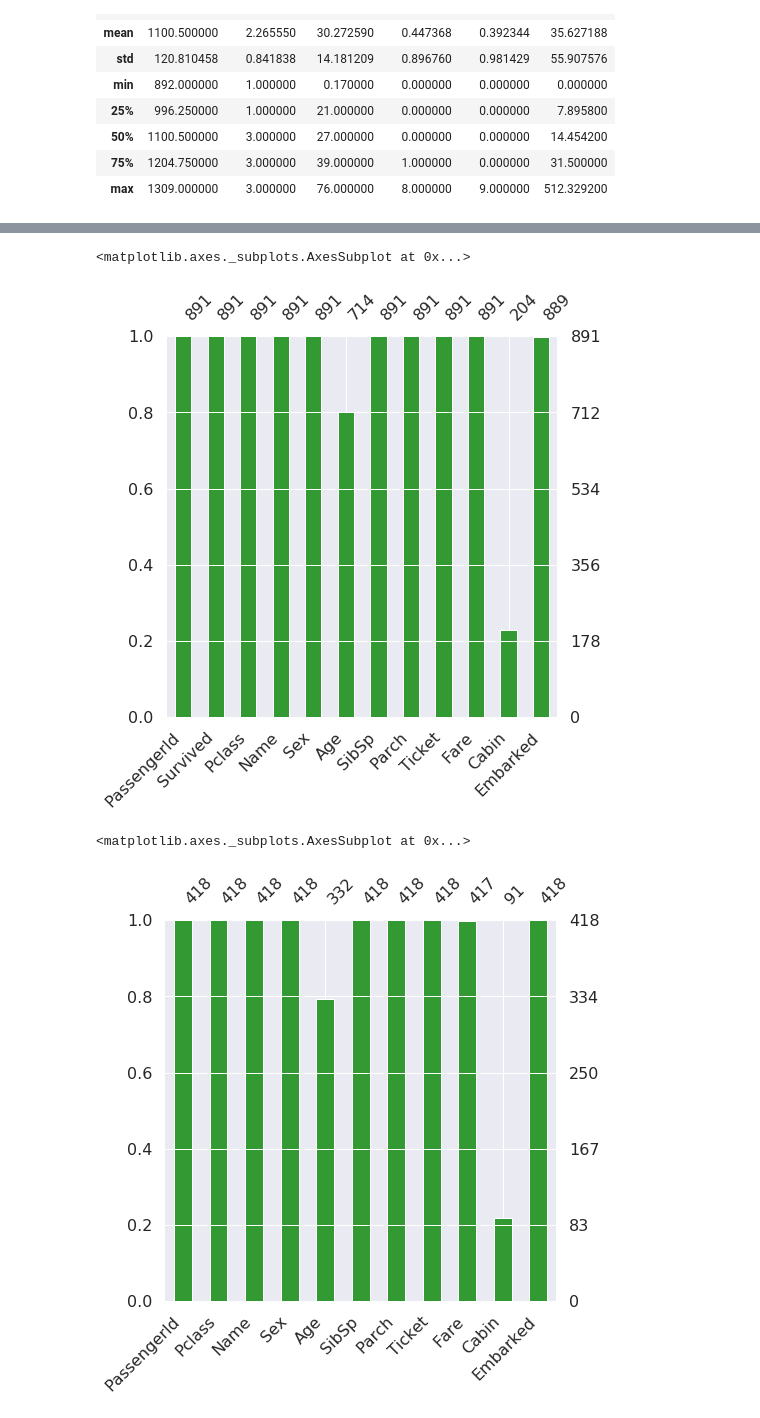
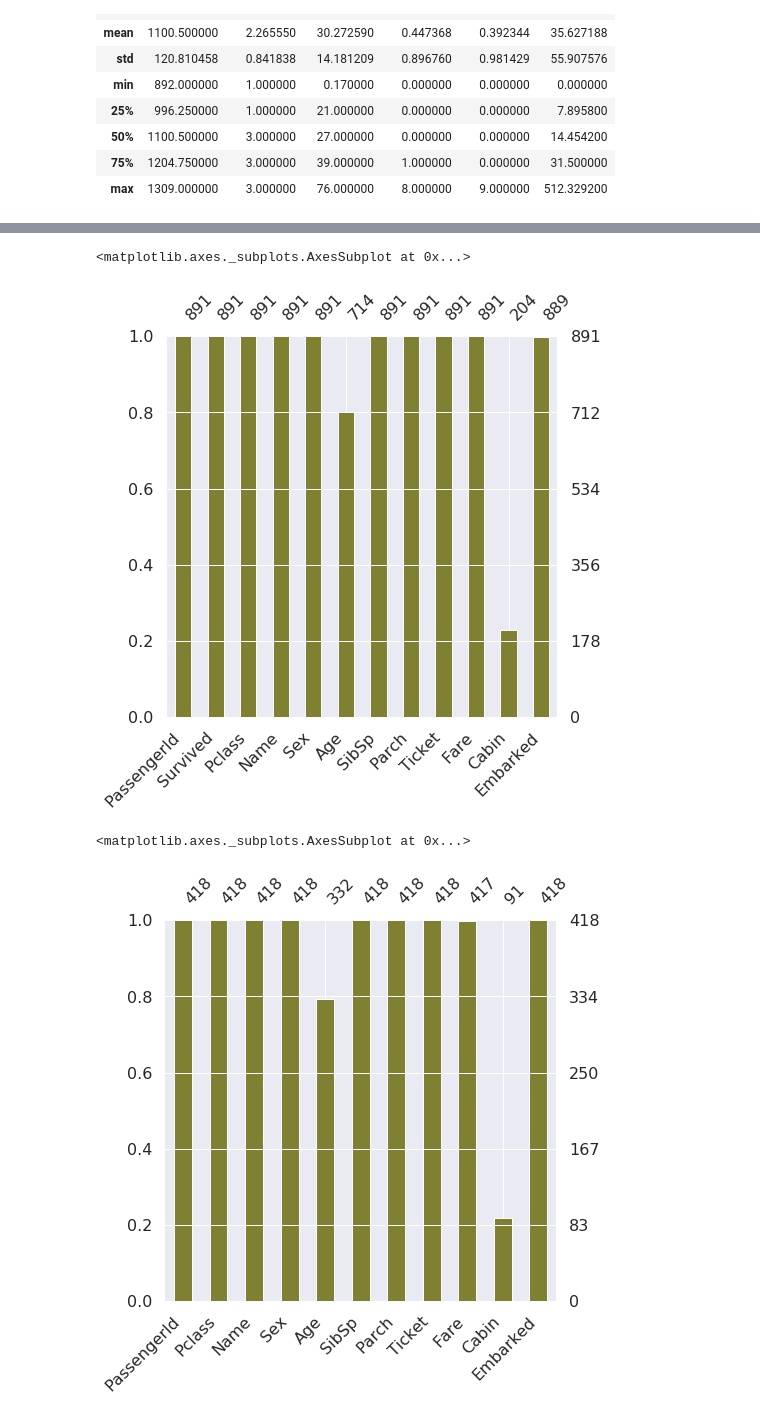
Before and after one commit to haesung-j/Titanic, a Jupyter notebook: titanic.ipynb, the cells around one changed output, grey strips where cells are left out. Saved outputs shown, nothing was run; the diff lists cells and outputs as text; code cells hidden in the pictures.

```diff
--- a/titanic.ipynb
+++ b/titanic.ipynb
@@ -117,11 +124,11 @@ msno.matrix(df=df_test.iloc[:,:], figsize=(7,7), color=(0.2, 0.5, 0.5))
 # %%
 # missingno 라이브러리 활용한 null data 탐색 2
-msno.bar(df=df_train.iloc[:,:], figsize=(7,7), color=(0.2,0.6,0.2))
+msno.bar(df_train.iloc[:,:],figsize=(7,7), color=(0.5,0.5,0.2))
 # %% [output]
 <matplotlib.axes._subplots.AxesSubplot at 0x...>
-[figure, old version]
+[figure, new version]
 # %%
-msno.bar(df=df_test.iloc[:,:], figsize=(7,7), color=(0.2,0.6,0.2))
+msno.bar(df_test.iloc[:,:],figsize=(7,7), color=(0.5,0.5,0.2))
 # %% [output]
 <matplotlib.axes._subplots.AxesSubplot at 0x...>
-[figure, old version]
+[figure, new version]
```
Also changed, not shown: parts of 12 cells of this notebook.
